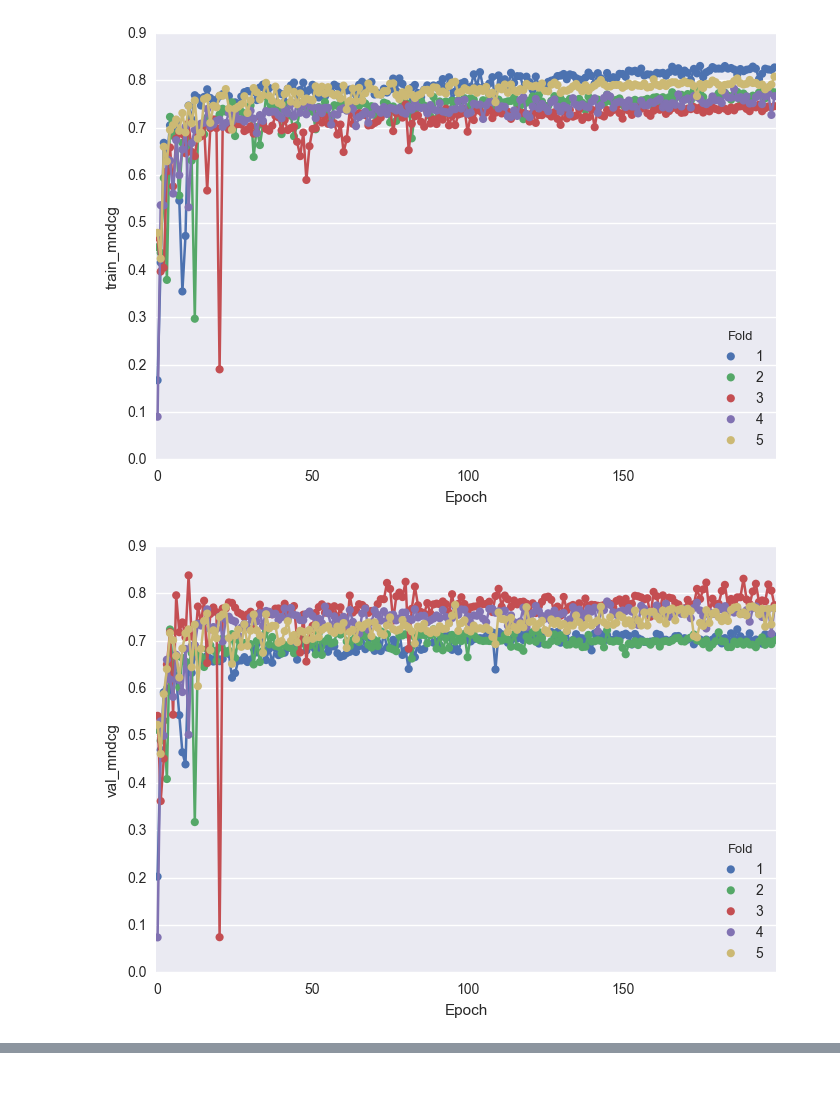
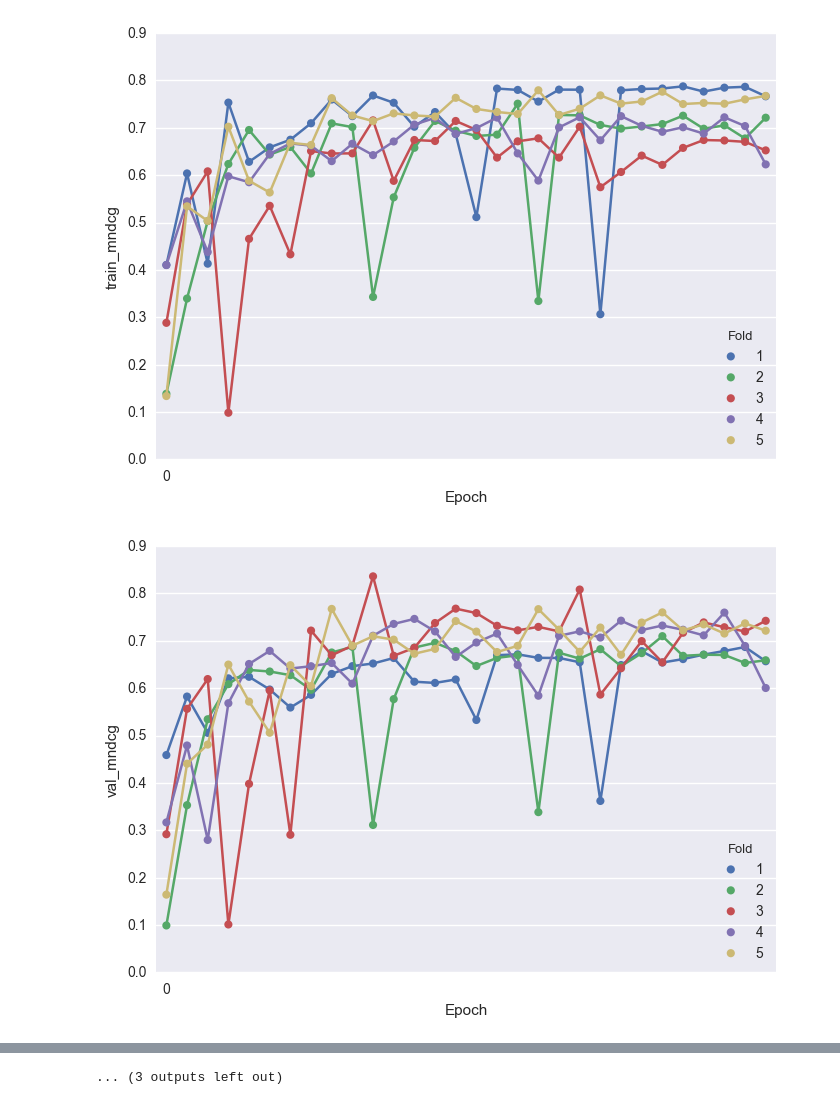
Before and after one commit to danakianfar/information_retrieval_1, a Jupyter notebook: Lab3/Experiments.ipynb, the cells around one changed output, grey strips where cells are left out. Drawn from its saved outputs; the diff is of its cells as text; code cells hidden in the pictures.

Commit message:
experiments and plots

```diff
--- a/Lab3/Experiments.ipynb
+++ b/Lab3/Experiments.ipynb
@@ -31,7 +32,7 @@ def full_experiment(n_epochs, model_type, num_features, num_folds, save_models):
     print('Test mNDCG: %f' % (sum(list(test_results.values()))/len(test_queries)))
 
     if save_models:
-        with open('./results_%s_epochs%s_kfold%s' % (measure_type, n_epochs, num_folds), 'wb') as f:
+        with open('./results_%s_epochs%s_kfold%s' % (model_type, n_epochs, num_folds), 'wb') as f:
             pickle.dump(results, f)
             pickle.dump(test_results,f)
 
@@ -49,10 +50,10 @@ def full_experiment(n_epochs, model_type, num_features, num_folds, save_models):
     return df
 # %%
 # Superior plots
-def plot_results(df, measure_type, save_plots):
+def plot_results(df, measure_type, num_epochs, save_plots):
     ls = []
     for i in range(n_epochs):
-        if i%50 == 0:
+        if i%10 == 0:
             ls.append(i)
         else:
             ls.append('')
@@ -67,7 +68,7 @@ def plot_results(df, measure_type, save_plots):
         ax.set_xticklabels(ls)
         #ax.set(xticklabels=[i*10 for i in range(int(n_epochs/10))])
         if save_plots:
-            plt.savefig('./%s_%s.png' % (measure_type, measure))
+            plt.savefig('./%s_%s_%s.png' % (measure_type, measure, num_epochs))
         plt.show()
 
     plt.figure()
@@ -75,12 +76,12 @@ def plot_results(df, measure_type, save_plots):
                   data=df.loc[df['Measure'].isin(['train_mndcg', 'val_mndcg'])], ci=95)
     ax.set_xticklabels(ls)
     if save_plots:
-        plt.savefig('./%s_%s.png' % (measure_type, 'mean_train_val'))
+        plt.savefig('./%s_%s_%s.png' % (measure_type, 'mean_train_val', num_epochs))
     plt.show()
 # %%
 # run everything
-n_epochs = 200
-types = [LambdaRankHW.POINTWISE]
+n_epochs = 30
+types = [LambdaRankHW.POINTWISE, LambdaRankHW.PAIRWISE, LambdaRankHW.LISTWISE]
 num_features = 64
 num_folds = 5
 save_models = True
@@ -88,7 +89,7 @@ save_plots = True
 
 for model_type in types:
     df = full_experiment(n_epochs, model_type, num_features, num_folds, save_models)
-    plot_results(df, model_type, save_plots)
+    plot_results(df, model_type, n_epochs, save_plots)
 # %% [output]
 Loading train queries
 Loading val queries
@@ -111,2 +112,2 @@ Test mNDCG: 0.784480
-[figure, old version]
+[figure, new version]
-[figure, old version]
+[figure, new version]
@@ -113,0 +154 @@ Test mNDCG: 0.784480
+... (3 outputs left out)
```
Also changed, not shown: parts of 8 cells of this notebook, 23 other files.
